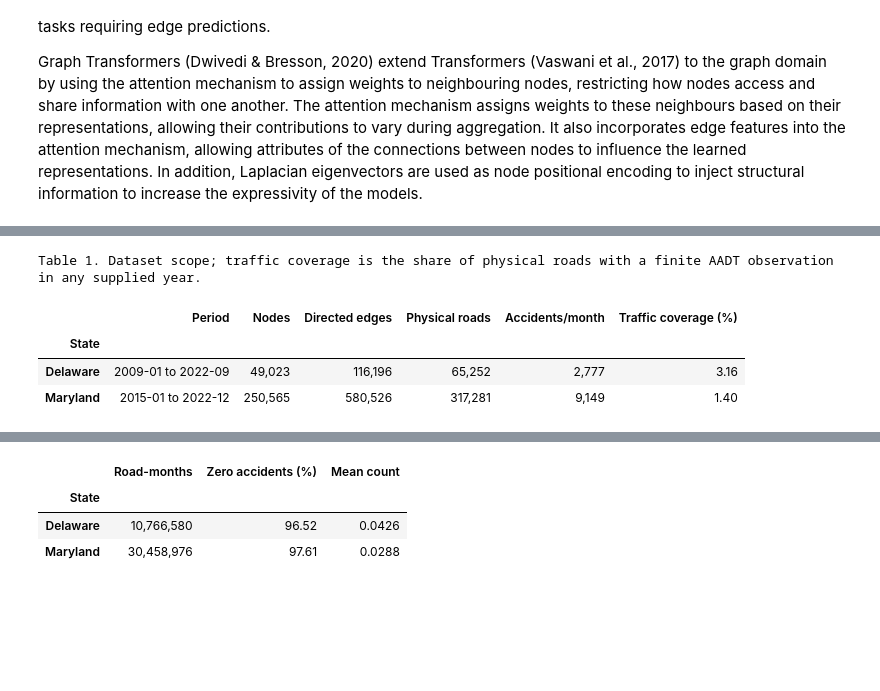
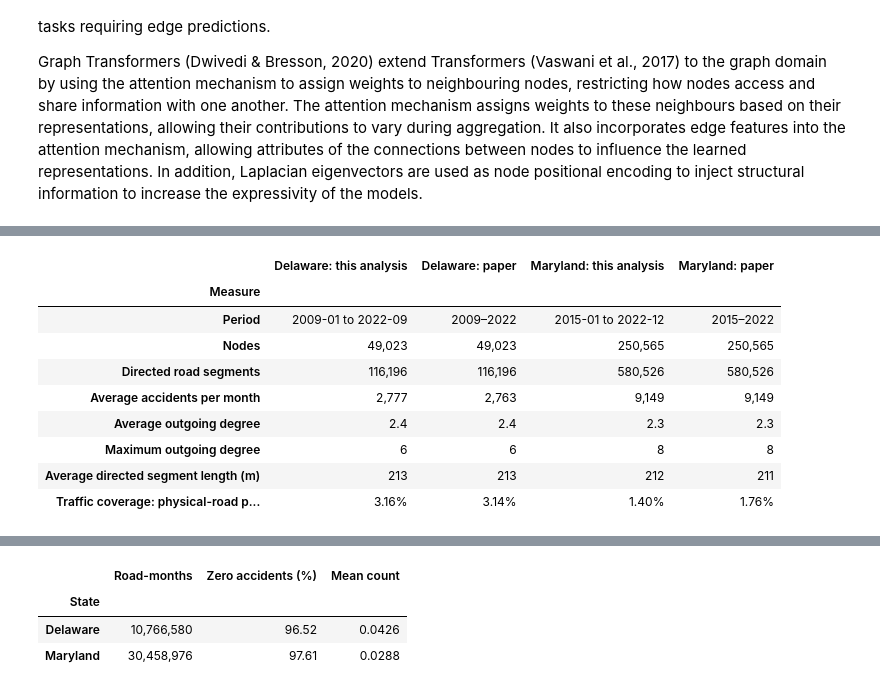
Before and after one commit to aaronteork/CS5284_GML, a Jupyter notebook: Final_Report.ipynb, the cells around one changed output, grey strips where cells are left out. Saved outputs shown, nothing was run; the diff lists cells and outputs as text; code cells hidden in the pictures; blank space fills up the shorter version.

```diff
--- a/Final_Report.ipynb
+++ b/Final_Report.ipynb
@@ -116,13 +118,46 @@ concentration_table = concentration(data)
 # %%
-display(summary[['Period', 'Nodes', 'Directed edges', 'Physical roads',
-                 'Accidents/month', 'Traffic coverage (%)']].style.format({
-    'Nodes': '{:,.0f}', 'Directed edges': '{:,.0f}', 'Physical roads': '{:,.0f}',
-    'Accidents/month': '{:,.0f}', 'Traffic coverage (%)': '{:.2f}',
-}).set_caption('Table 1. Dataset scope; traffic coverage is the share of physical roads with a finite AADT observation in any supplied year.'))
+import pandas as pd
+
+# The published values below are transcribed from Nippani et al. (2023), Table 1.
+metrics = [
+    ('Period', 'Period', '2009–2022', '2015–2022', 'text'),
+    ('Nodes', 'Nodes', '49,023', '250,565', 'int'),
+    ('Directed road segments', 'Directed edges', '116,196', '580,526', 'int'),
+    ('Average accidents per month', 'Accidents/month', '2,763', '9,149', 'int'),
+    ('Average outgoing degree', 'Mean degree', '2.4', '2.3', 'decimal'),
+    ('Maximum outgoing degree', 'Max degree', '6', '8', 'int'),
+    ('Average directed segment length (m)', 'Mean length (m)', '213', '211', 'int'),
+    ('Traffic coverage: physical-road proxies (%, any year)', 'Traffic coverage (%)', '3.14%', '1.76%', 'percent'),
+]
+
+def format_value(value, kind):
+    if kind == 'text':
+        return str(value)
+    if kind == 'int':
+        return f'{value:,.0f}'
+    if kind == 'decimal':
+        return f'{value:.1f}'
+    return f'{value:.2f}%'
+
+rows = []
+for label, key, paper_de, paper_md, kind in metrics:
+    row = {'Measure': label}
+    for state, paper in [('Delaware', paper_de), ('Maryland', paper_md)]:
+        if state in summary.index:
+            row[f'{state}: this analysis'] = format_value(summary.loc[state, key], kind)
+            row[f'{state}: paper'] = paper
+    rows.append(row)
+comparison = pd.DataFrame(rows).set_index('Measure')
+display(comparison)
 # %% [output]
-Table 1. Dataset scope; traffic coverage is the share of physical roads with a finite AADT observation in any supplied year.
-|  | Period | Nodes | Directed edges | Physical roads | Accidents/month | Traffic coverage (%) |
-| State |  |  |  |  |  |  |
-| Delaware | 2009-01 to 2022-09 | 49,023 | 116,196 | 65,252 | 2,777 | 3.16 |
-| Maryland | 2015-01 to 2022-12 | 250,565 | 580,526 | 317,281 | 9,149 | 1.40 |
+|  | Delaware: this analysis | Delaware: paper | Maryland: this analysis | Maryland: paper |
+| Measure |  |  |  |  |
+| Period | 2009-01 to 2022-09 | 2009–2022 | 2015-01 to 2022-12 | 2015–2022 |
+| Nodes | 49,023 | 49,023 | 250,565 | 250,565 |
+| Directed road segments | 116,196 | 116,196 | 580,526 | 580,526 |
+| Average accidents per month | 2,777 | 2,763 | 9,149 | 9,149 |
+| Average outgoing degree | 2.4 | 2.4 | 2.3 | 2.3 |
+| Maximum outgoing degree | 6 | 6 | 8 | 8 |
+| Average directed segment length (m) | 213 | 213 | 212 | 211 |
+| Traffic coverage: physical-road p... | 3.16% | 3.14% | 1.40% | 1.76% |
 # %% [markdown]
```
Also changed, not shown: parts of 20 cells of this notebook, 2 other files.
